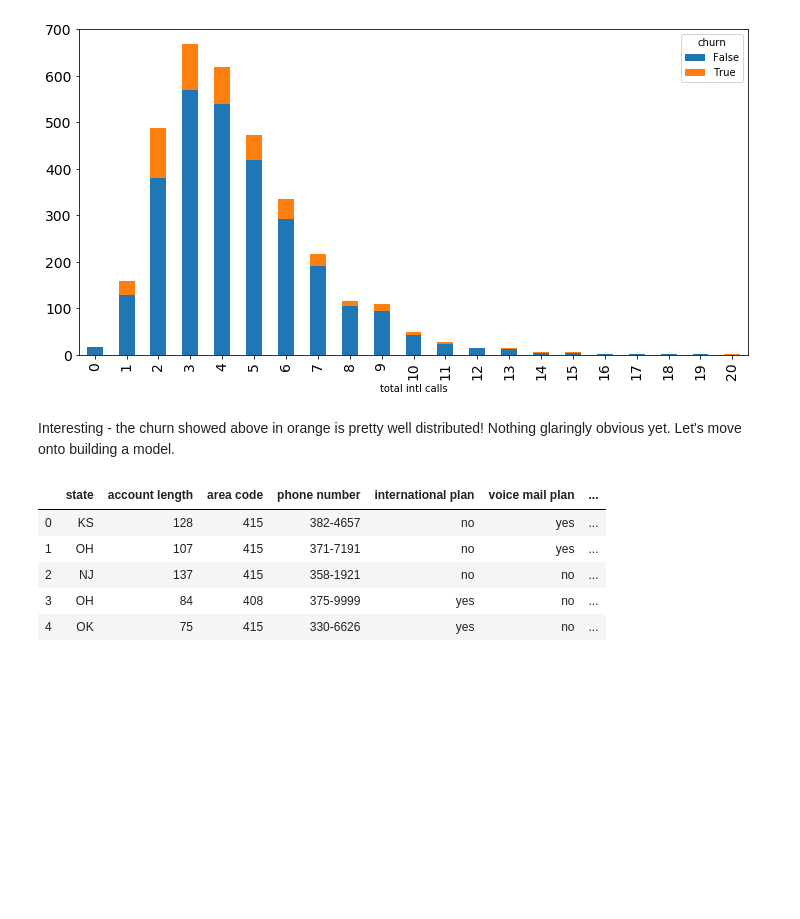
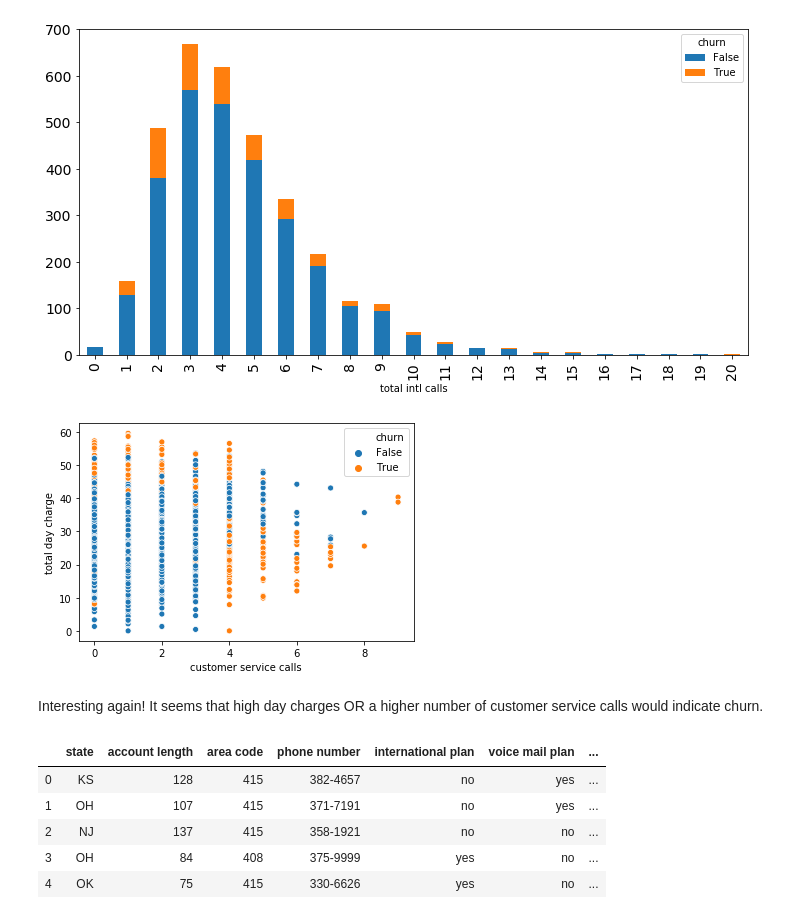
Before and after one commit to lambertmk/Module-3-V2.1, a Jupyter notebook: workbook.ipynb, the cells around one changed output. Saved outputs shown, nothing was run; the diff lists cells and outputs as text; code cells hidden in the pictures; blank space fills up the shorter version.

```diff
--- a/workbook.ipynb
+++ b/workbook.ipynb
@@ -193,5 +195,11 @@ https://towardsdatascience.com/churn-prediction-770d6cb582a5
-# %% [markdown]
-Interesting - the churn showed above in orange is pretty well distributed! Nothing glaringly obvious yet. Let's move onto building a model.
+# %%
+# scatter plot of monthly charges vs. churn
+ax = sns.scatterplot(x="customer service calls", y="total day charge", hue="churn",
+                     data=df)
+# %% [output]
+[figure, added]
+# %% [markdown]
+Interesting again! It seems that high day charges OR a higher number of customer service calls would indicate churn.
 # %%
 # One hot encoding state data
 
```
Also changed, not shown: parts of 32 cells of this notebook.
